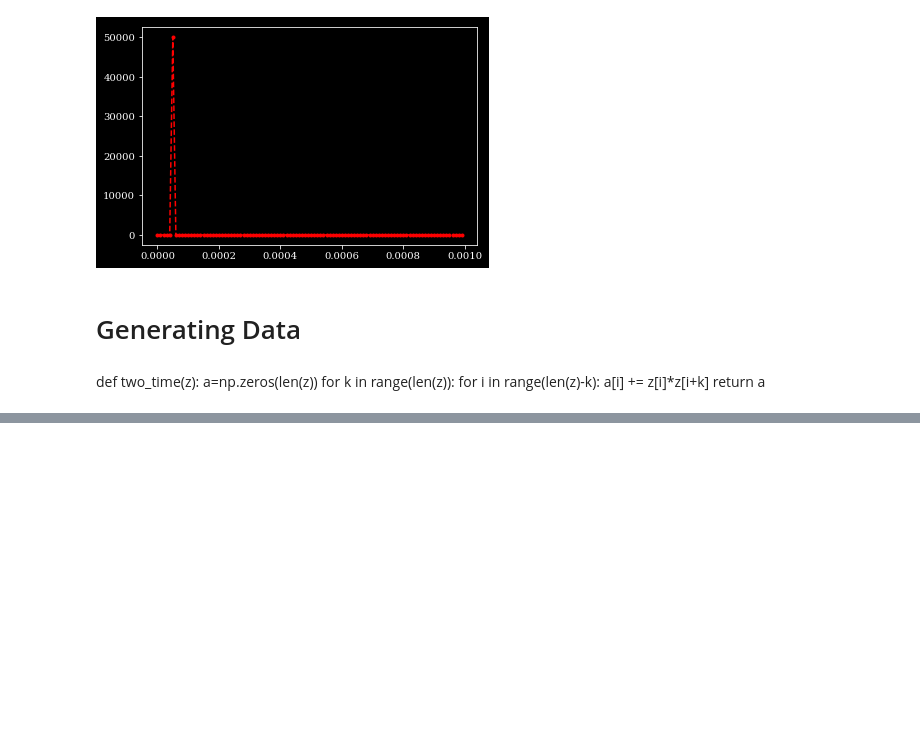
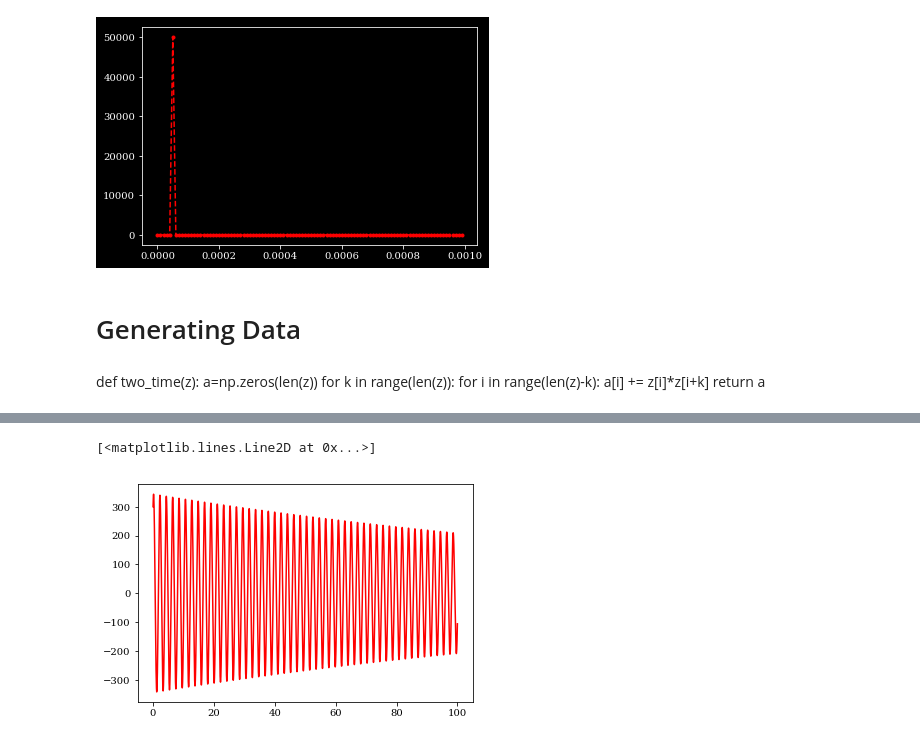
Before and after one commit to vinjanampathy/PH413, a Jupyter notebook: 8. Data Handling, Fourier Tranform etc..ipynb, the cells around one changed output, grey strips where cells are left out. Cells and saved outputs as stored; diff of their text form; code cells hidden in the pictures; blank space fills up the shorter version.

```diff
--- a/8. Data Handling, Fourier Tranform etc..ipynb
+++ b/8. Data Handling, Fourier Tranform etc..ipynb
@@ -131,16 +137,16 @@ def Damped_SHO_derivative(z, t, ω, ω_d, κ, ɛ): # Returns ẋ and ṗ for SHO
     x = z[0]
     p = z[1]
     dxdt = p
-    dpdt = -(ω**2)*x-κ*p+ɛ*np.cos(ω_d*t)
+    dpdt = -(ω**2)*x-0.01*p#+ɛ*np.cos(ω_d*t)
     return [dxdt,dpdt]
 # %%
-x0 = 0.3
-p0 = 0.05
+x0 = 300.
+p0 = 500.
 z0=[x0,p0]
 
-ω, ω_d, κ, ɛ = 3., 3., 0.1, 4.
+ω, ω_d, κ, ɛ = 3., 0., 0., 4.
 # %%
-t = np.linspace(0,1000,10**5)
+t = np.linspace(0,10**2,10**5)
 # %%
 z = odeint(Damped_SHO_derivative,z0,t,args=(ω,κ,ɛ,ω_d))
 # %%
@@ -154 +160,6 @@ s=two_time(z[:, 0],len(z[:,0]))
+# %%
+plt.plot(t,z[:, 0],'r-')
+# %% [output]
+[<matplotlib.lines.Line2D at 0x...>]
+[figure, added]
 # %%
```
Also changed, not shown: parts of 5 cells of this notebook, 3 other files.
